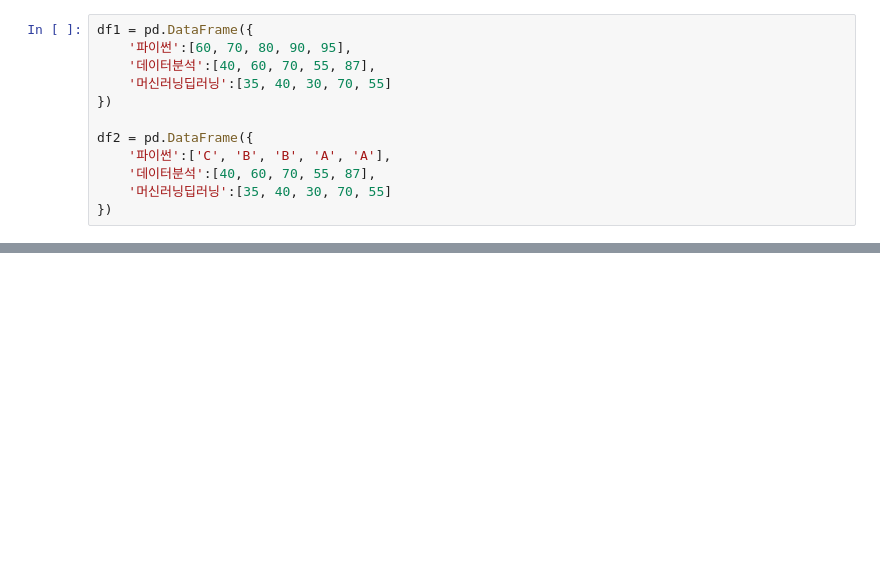
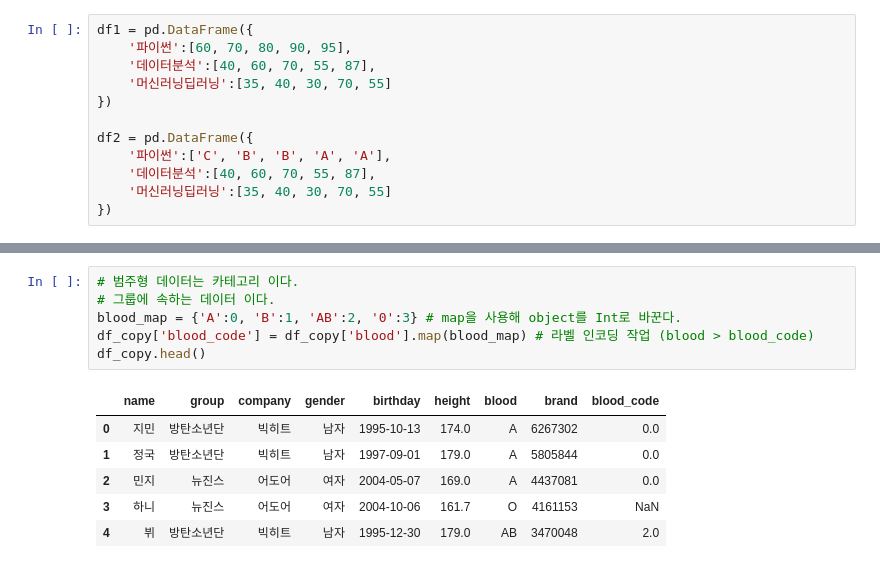
Before and after one commit to JinLeeGG/AI_Project_Preparation, a Jupyter notebook: 3. Data Analysis/02. Pandas/2_Pandas.ipynb, the cells around one changed output, grey strips where cells are left out. Drawn from its saved outputs; the diff is of its cells as text; blank space fills up the shorter version.

```diff
--- a/3. Data Analysis/02. Pandas/2_Pandas.ipynb
+++ b/3. Data Analysis/02. Pandas/2_Pandas.ipynb
@@ -2446,0 +2621,13 @@ df1 + df2 # 행의 갯수가 다를 경우 빠진 데이터를 NaN으로 취급
+# %%
+# 범주형 데이터는 카테고리 이다.
+# 그룹에 속하는 데이터 이다.
+blood_map = {'A':0, 'B':1, 'AB':2, '0':3} # map을 사용해 object를 Int로 바꾼다.
+df_copy['blood_code'] = df_copy['blood'].map(blood_map) # 라벨 인코딩 작업 (blood > blood_code)
+df_copy.head()
+# %% [output]
+|  | name | group | company | gender | birthday | height | blood | brand | blood_code |
+| 0 | 지민 | 방탄소년단 | 빅히트 | 남자 | 1995-10-13 | 174.0 | A | 6267302 | 0.0 |
+| 1 | 정국 | 방탄소년단 | 빅히트 | 남자 | 1997-09-01 | 179.0 | A | 5805844 | 0.0 |
+| 2 | 민지 | 뉴진스 | 어도어 | 여자 | 2004-05-07 | 169.0 | A | 4437081 | 0.0 |
+| 3 | 하니 | 뉴진스 | 어도어 | 여자 | 2004-10-06 | 161.7 | O | 4161153 | NaN |
+| 4 | 뷔 | 방탄소년단 | 빅히트 | 남자 | 1995-12-30 | 179.0 | AB | 3470048 | 2.0 |
```
Also changed, not shown: parts of 16 cells of this notebook.
